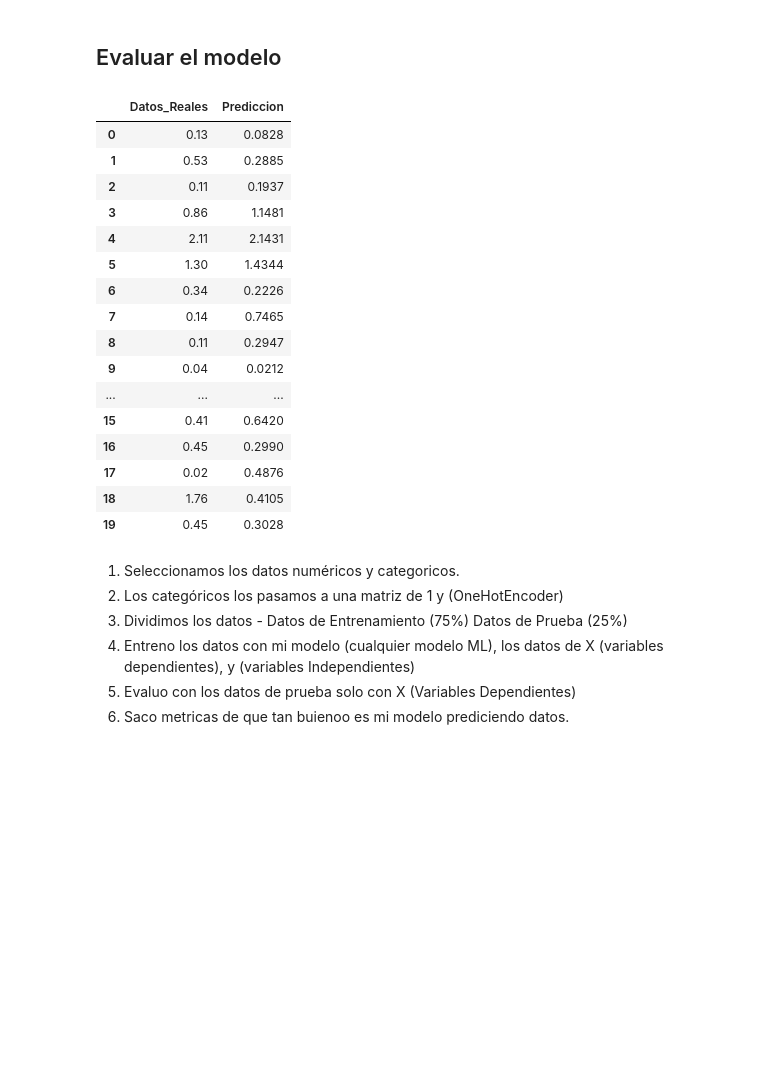
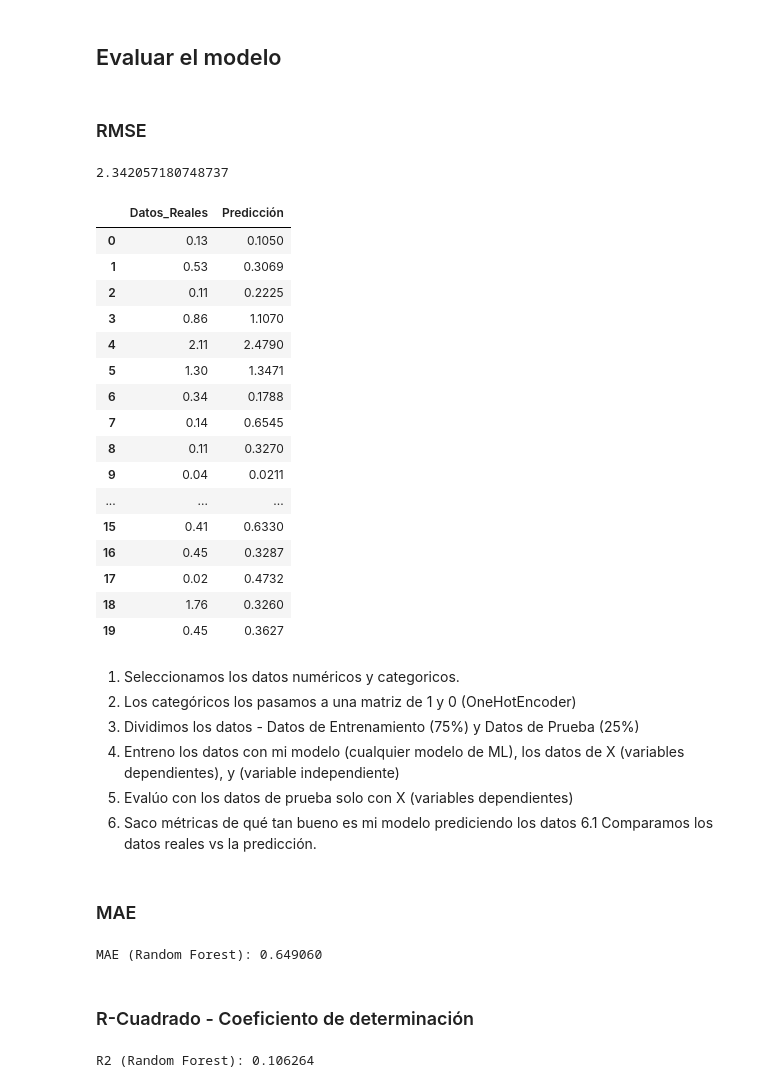
Before and after one commit to EdisonGonzalezA/seminario_complexivo_demo-games, a Jupyter notebook: script_prueba/machine_learning.ipynb, the cells around one changed output. Drawn from its saved outputs; the diff is of its cells as text; code cells hidden in the pictures; blank space fills up the shorter version.

```diff
--- a/script_prueba/machine_learning.ipynb
+++ b/script_prueba/machine_learning.ipynb
@@ -52,7 +73,7 @@ Data columns (total 14 columns):
 dtypes: float64(7), int64(1), object(6)
 memory usage: 907.5+ KB
 # %%
-col_categoricas = ["platform", "genre", "rating_esrb"]
+col_categoricas = ["platform", "genre", "rating_esrb", "gen_platform", "classification_user_score"]
 col_numericas = ["year_of_release", "user_score", "critic_score"]
 # %%
 target = "total_sales"
@@ -125,12 +210,14 @@ len(games_clean)
 # %% [output]
 8296
 # %%
-# definir varibles para seprar datos
-RAMDOM_STATE = 50
+# definir variables para separar datos
+RANDOM_STATE = 50
 TEST_SIZE = 0.25
 # %%
-# Dividir los datos de entrenamienton y prueba
-X_train, X_test, y_train, y_test = train_test_split(X, y, test_size = TEST_SIZE, random_state = RAMDOM_STATE)
+# dividir datos de entrenamiento y prueba
+X_train, X_test, y_train, y_test = train_test_split(
+    X, y, test_size=TEST_SIZE, random_state=RANDOM_STATE
+)
 # %%
 print(f"Tamaño X_train: {X_train.shape}")
 print(f"Tamaño X_test: {X_test.shape}")
@@ -171,3 +260,5 @@ print(f"OOB Score (R2 estimado): {modelo.oob_score_}")
 # %% [markdown]
 ## Evaluar el modelo
+# %% [markdown]
+### RMSE
 # %%
@@ -175,32 +266,51 @@ print(f"OOB Score (R2 estimado): {modelo.oob_score_}")
 predicciones = modelo.predict(X_test)
 # %%
 rmse = root_mean_squared_error(y_test, predicciones)
+rmse
+# %% [output]
+2.342057180748737
 # %%
-df_compraracion = pd.DataFrame({"Datos_Reales": y_test, "Prediccion": predicciones}).reset_index(drop=True)
+df_comparacion = pd.DataFrame({"Datos_Reales": y_test, "Predicción": predicciones}).reset_index(drop=True)
 # %%
-df_compraracion.head(20)
+df_comparacion.head(20)
 # %% [output]
-|  | Datos_Reales | Prediccion |
-| 0 | 0.13 | 0.0828 |
-| 1 | 0.53 | 0.2885 |
-| 2 | 0.11 | 0.1937 |
-| 3 | 0.86 | 1.1481 |
-| 4 | 2.11 | 2.1431 |
-| 5 | 1.30 | 1.4344 |
-| 6 | 0.34 | 0.2226 |
-| 7 | 0.14 | 0.7465 |
-| 8 | 0.11 | 0.2947 |
-| 9 | 0.04 | 0.0212 |
+|  | Datos_Reales | Predicción |
+| 0 | 0.13 | 0.1050 |
+| 1 | 0.53 | 0.3069 |
+| 2 | 0.11 | 0.2225 |
+| 3 | 0.86 | 1.1070 |
+| 4 | 2.11 | 2.4790 |
+| 5 | 1.30 | 1.3471 |
+| 6 | 0.34 | 0.1788 |
+| 7 | 0.14 | 0.6545 |
+| 8 | 0.11 | 0.3270 |
+| 9 | 0.04 | 0.0211 |
 | ... | ... | ... |
-| 15 | 0.41 | 0.6420 |
-| 16 | 0.45 | 0.2990 |
-| 17 | 0.02 | 0.4876 |
-| 18 | 1.76 | 0.4105 |
-| 19 | 0.45 | 0.3028 |
+| 15 | 0.41 | 0.6330 |
+| 16 | 0.45 | 0.3287 |
+| 17 | 0.02 | 0.4732 |
+| 18 | 1.76 | 0.3260 |
+| 19 | 0.45 | 0.3627 |
 # %% [markdown]
 1. Seleccionamos los datos numéricos y categoricos.
-2. Los categóricos los pasamos a una matriz de 1 y (OneHotEncoder)
-3. Dividimos los datos - Datos de Entrenamiento (75%) Datos de Prueba (25%)
-4. Entreno los datos con mi modelo (cualquier modelo ML), los datos de X (variables dependientes), y (variables Independientes)
-5. Evaluo con los datos de prueba solo con X (Variables Dependientes)
-6. Saco metricas de que tan buienoo es mi modelo prediciendo datos.
+2. Los categóricos los pasamos a una matriz de 1 y 0 (OneHotEncoder)
+3. Dividimos los datos - Datos de Entrenamiento (75%) y Datos de Prueba (25%)
+4. Entreno los datos con mi modelo (cualquier modelo de ML), los datos de X (variables dependientes), y (variable independiente)
+5. Evalúo con los datos de prueba solo con X (variables dependientes)
+6. Saco métricas de qué tan bueno es mi modelo prediciendo los datos
+6.1 Comparamos los datos reales vs la predicción.
+# %% [markdown]
+### MAE
+# %%
+mae_random_forest = mean_absolute_error(y_test, predicciones)
+print(f"MAE (Random Forest): {mae_random_forest:.6f}")
+# %% [output]
+MAE (Random Forest): 0.649060
+# %% [markdown]
+### R-Cuadrado - Coeficiento de determinación
+# %%
+r2_random_forest = r2_score(y_test, predicciones)
+
+print(f"R2 (Random Forest): {r2_random_forest:.6f}")
+# %% [output]
+R2 (Random Forest): 0.106264
```
Also changed, not shown: parts of 73 cells of this notebook, 11 other files.
